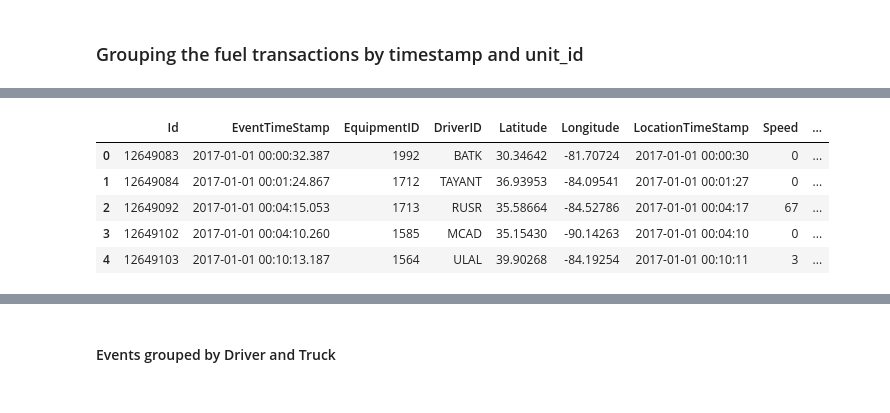
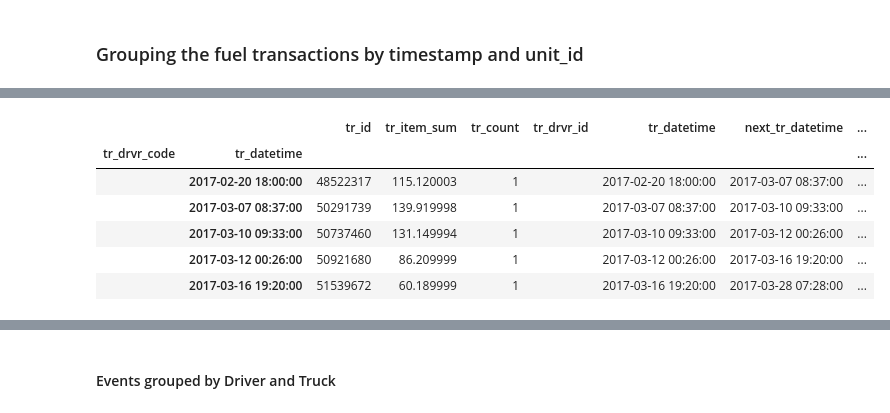
Before and after one commit to paulo-g-martinez/dq-6-fraud-detection, a Jupyter notebook: initial_import.ipynb, the cells around one changed output, grey strips where cells are left out. Cells and saved outputs as stored; diff of their text form; code cells hidden in the pictures.

```diff
--- a/initial_import.ipynb
+++ b/initial_import.ipynb
@@ -361,9 +580,20 @@ fuel_trans_grouped.head()
-# %%
-events_levels_df.head()
-# %% [output]
-|  | Id | EventTimeStamp | EquipmentID | DriverID | Latitude | Longitude | LocationTimeStamp | Speed | ... |
-| 0 | 12649083 | 2017-01-01 00:00:32.387 | 1992 | BATK | 30.34642 | -81.70724 | 2017-01-01 00:00:30 | 0 | ... |
-| 1 | 12649084 | 2017-01-01 00:01:24.867 | 1712 | TAYANT | 36.93953 | -84.09541 | 2017-01-01 00:01:27 | 0 | ... |
-| 2 | 12649092 | 2017-01-01 00:04:15.053 | 1713 | RUSR | 35.58664 | -84.52786 | 2017-01-01 00:04:17 | 67 | ... |
-| 3 | 12649102 | 2017-01-01 00:04:10.260 | 1585 | MCAD | 35.15430 | -90.14263 | 2017-01-01 00:04:10 | 0 | ... |
-| 4 | 12649103 | 2017-01-01 00:10:13.187 | 1564 | ULAL | 39.90268 | -84.19254 | 2017-01-01 00:10:11 | 3 | ... |
+# %%
+ft_agg_dict = {'tr_id' : 'max', 'tr_item_qty1': 'sum', 'tr_datetime' : 'count'}
+fuel_trans_grouped = ft_grouped.agg(ft_agg_dict).sort_index(level=[0,1])
+fuel_trans_grouped.columns = ['tr_id', 'tr_item_sum', 'tr_count']
+#fuel_trans_grouped['tr_unit_id'] = fuel_trans_grouped.index.get_level_values(0)
+fuel_trans_grouped['tr_drvr_id'] = fuel_trans_grouped.index.get_level_values(0)
+fuel_trans_grouped['tr_datetime'] = fuel_trans_grouped.index.get_level_values(1)
+fuel_trans_grouped['next_tr_datetime'] = fuel_trans_grouped.tr_datetime.shift(-1)
+fuel_trans_grouped['tr_id'] = fuel_trans_grouped.tr_id.astype('category').cat.as_ordered()
+fuel_trans_grouped['next_tr_id'] = fuel_trans_grouped.tr_id.shift(-1)
+fuel_trans_grouped['next_tr_item_sum'] = fuel_trans_grouped.tr_item_sum.shift(-1)
+fuel_trans_grouped.head()
+# %% [output]
+|  |  | tr_id | tr_item_sum | tr_count | tr_drvr_id | tr_datetime | next_tr_datetime | ... |
+| tr_drvr_code | tr_datetime |  |  |  |  |  |  | ... |
+|  | 2017-02-20 18:00:00 | 48522317 | 115.120003 | 1 |  | 2017-02-20 18:00:00 | 2017-03-07 08:37:00 | ... |
+|  | 2017-03-07 08:37:00 | 50291739 | 139.919998 | 1 |  | 2017-03-07 08:37:00 | 2017-03-10 09:33:00 | ... |
+|  | 2017-03-10 09:33:00 | 50737460 | 131.149994 | 1 |  | 2017-03-10 09:33:00 | 2017-03-12 00:26:00 | ... |
+|  | 2017-03-12 00:26:00 | 50921680 | 86.209999 | 1 |  | 2017-03-12 00:26:00 | 2017-03-16 19:20:00 | ... |
+|  | 2017-03-16 19:20:00 | 51539672 | 60.189999 | 1 |  | 2017-03-16 19:20:00 | 2017-03-28 07:28:00 | ... |
```
Also changed, not shown: parts of 66 cells of this notebook, 3 other files.
